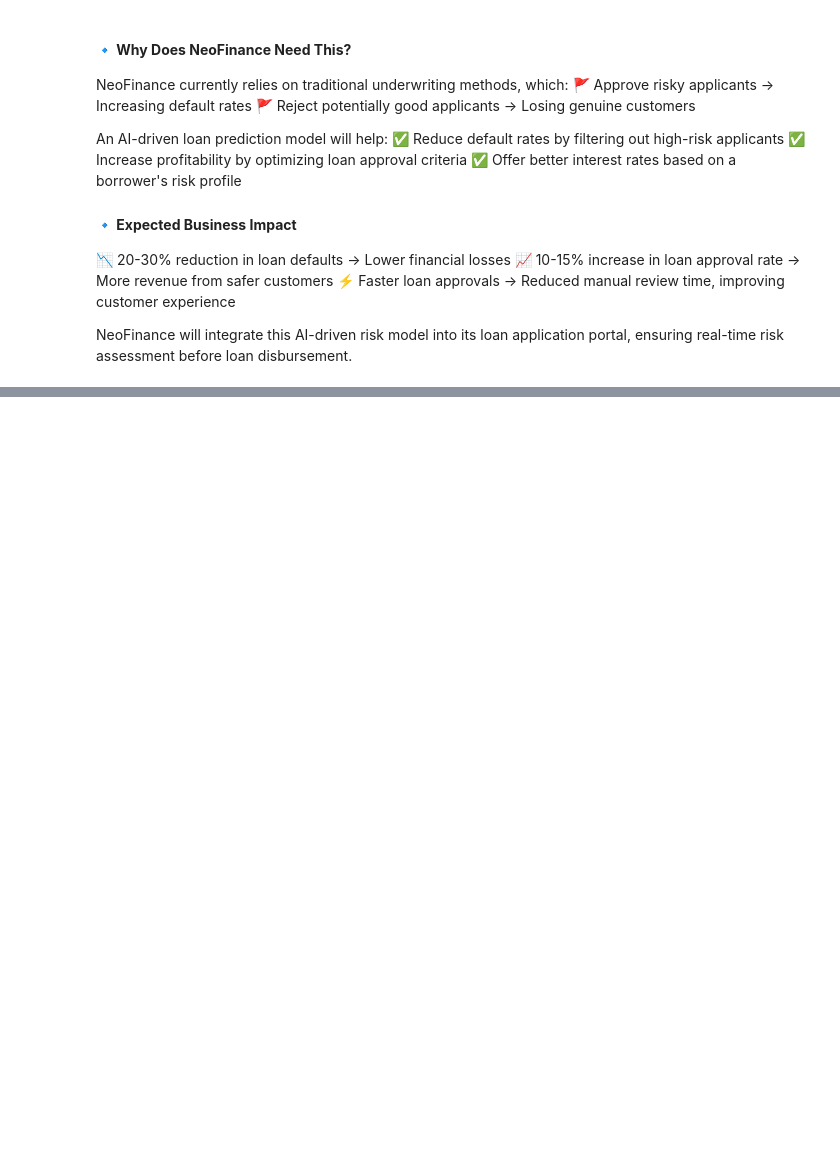
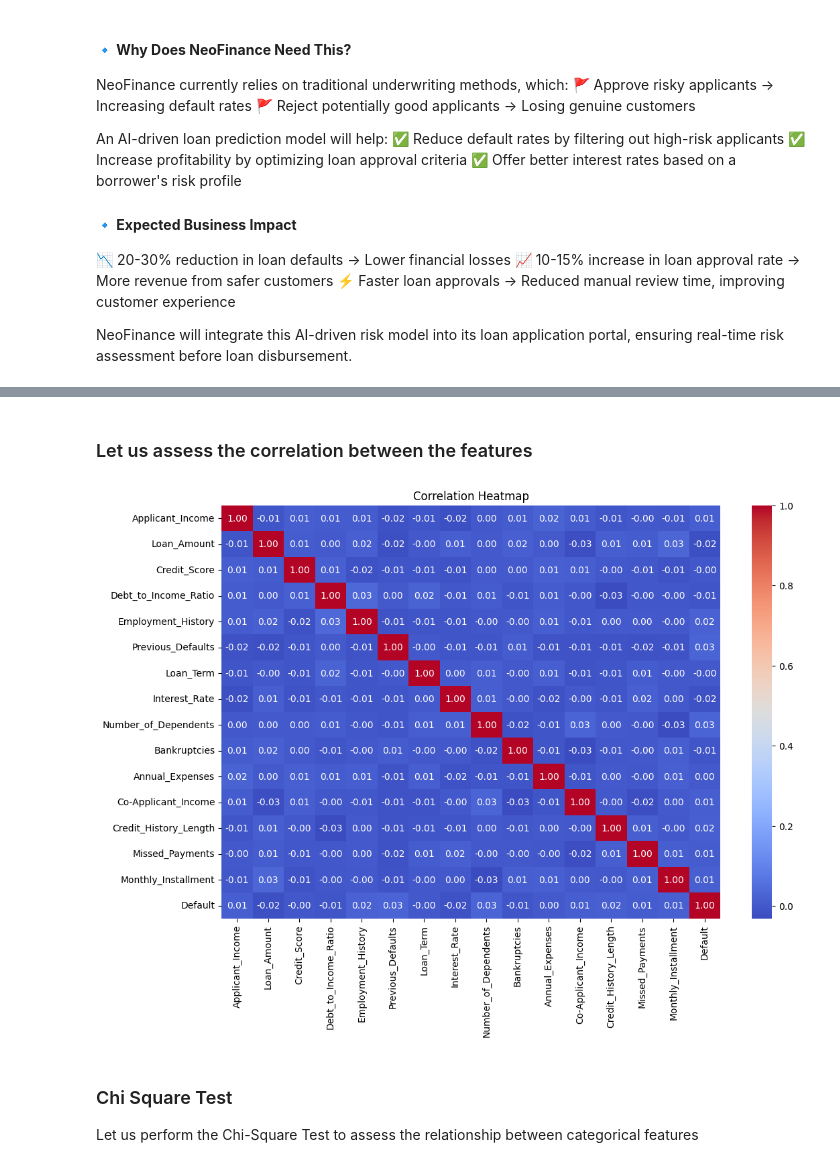
Before and after one commit to AnupamKNN/LoanDefault, a Jupyter notebook: notebooks/01. EDA.ipynb, the cells around one changed output, grey strips where cells are left out. Saved outputs shown, nothing was run; the diff lists cells and outputs as text; code cells hidden in the pictures; blank space fills up the shorter version.

```diff
--- a/notebooks/01. EDA.ipynb
+++ b/notebooks/01. EDA.ipynb
@@ -41,0 +86,2 @@ NeoFinance will integrate this AI-driven risk model into its loan application po
+# %%
+df = pd.read_csv('loan_default_dataset.csv')
@@ -41,0 +201,9 @@ NeoFinance will integrate this AI-driven risk model into its loan application po
+# %%
+# Extracting categorical features
+cat_features = df.select_dtypes(include=['object']).columns
+print("Categorical Features:", cat_features)
+
+# Extracting numerical features
+num_features = df.select_dtypes(include=['int64', 'float64']).columns
+num_features = num_features.drop(['Self_Employed'], errors='ignore')  # Adding 'errors' argument
+print("Numerical Features:", num_features)
@@ -41,0 +248,14 @@ NeoFinance will integrate this AI-driven risk model into its loan application po
+# %% [markdown]
+### Let us assess the correlation between the features
+# %%
+corr = df[num_features].corr()
+plt.figure(figsize=(12, 8))
+sns.heatmap(corr, annot=True, fmt=".2f", cmap='coolwarm')
+plt.title('Correlation Heatmap')
+plt.show()
+# %% [output]
+[figure, added]
+# %% [markdown]
+### Chi Square Test
+
+Let us perform the Chi-Square Test to assess the relationship between categorical features
```
Also changed, not shown: parts of 50 cells of this notebook, 11 other files.
